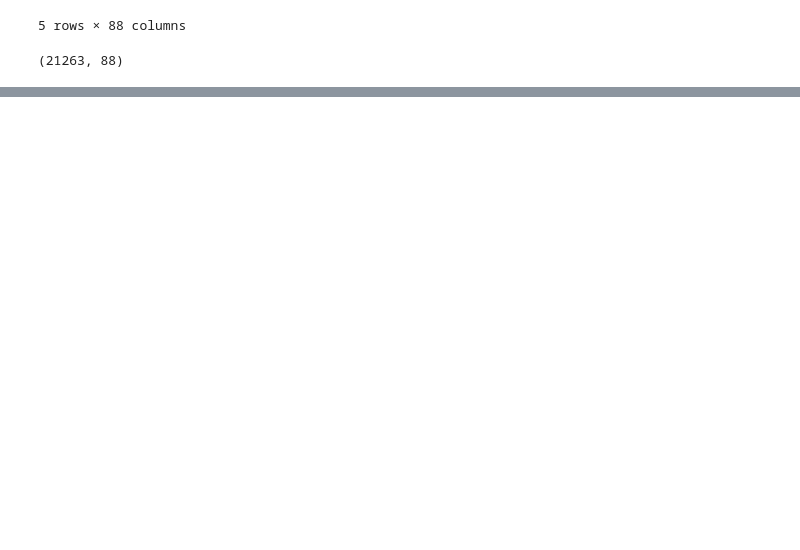
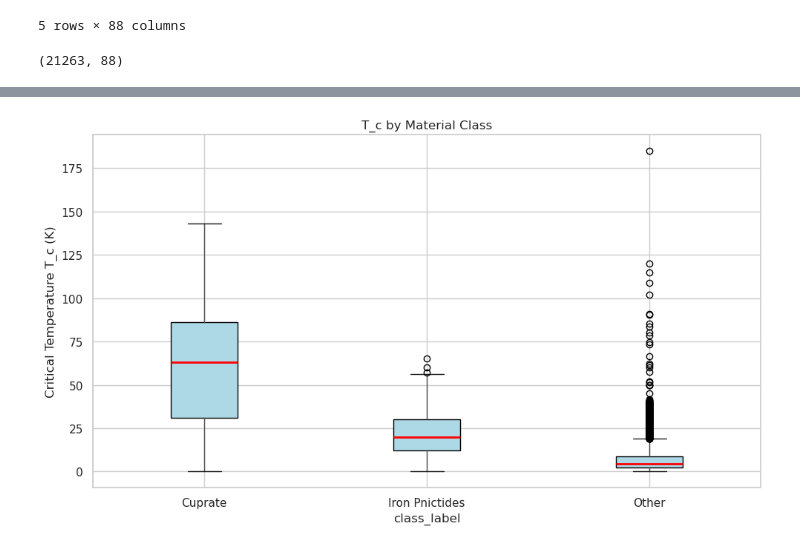
Before and after one commit to KKulmus/superconductor-tc-prediction, a Jupyter notebook: notebooks/01_EDA.ipynb, the cells around one changed output, grey strips where cells are left out. Saved outputs shown, nothing was run; the diff lists cells and outputs as text; code cells hidden in the pictures; blank space fills up the shorter version.

```diff
--- a/notebooks/01_EDA.ipynb
+++ b/notebooks/01_EDA.ipynb
@@ -189,0 +262,17 @@ Andere: 9049 Materialien
+# %%
+df_mat["class_label"] = "Other"
+df_mat.loc[df_mat["is_cuprate"], "class_label"] = "Cuprate"
+df_mat.loc[df_mat["is_iron_pnictide"], "class_label"] = "Iron Pnictides"
+
+fig, ax = plt.subplots(figsize=(10, 6))
+df_mat.boxplot(column="critical_temp", by="class_label", ax=ax,
+               patch_artist=True,
+               boxprops=dict(facecolor="lightblue"),
+               medianprops=dict(color="red", linewidth=2))
+ax.set_ylabel("Critical Temperature T_c (K)")
+ax.set_title("T_c by Material Class")
+plt.suptitle("")
+plt.tight_layout()
+plt.show()
+# %% [output]
+[figure, added]
```
Also changed, not shown: parts of 7 cells of this notebook.
